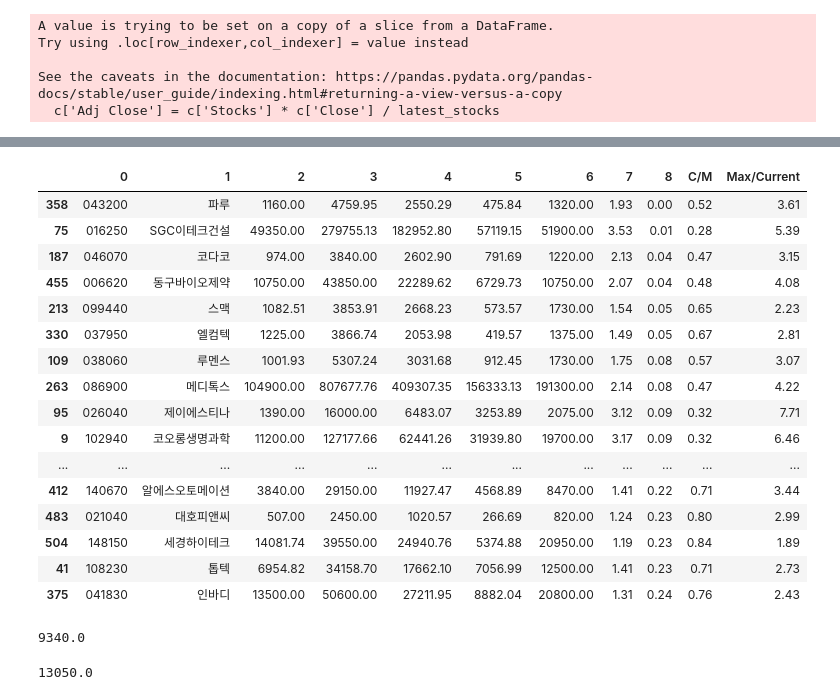
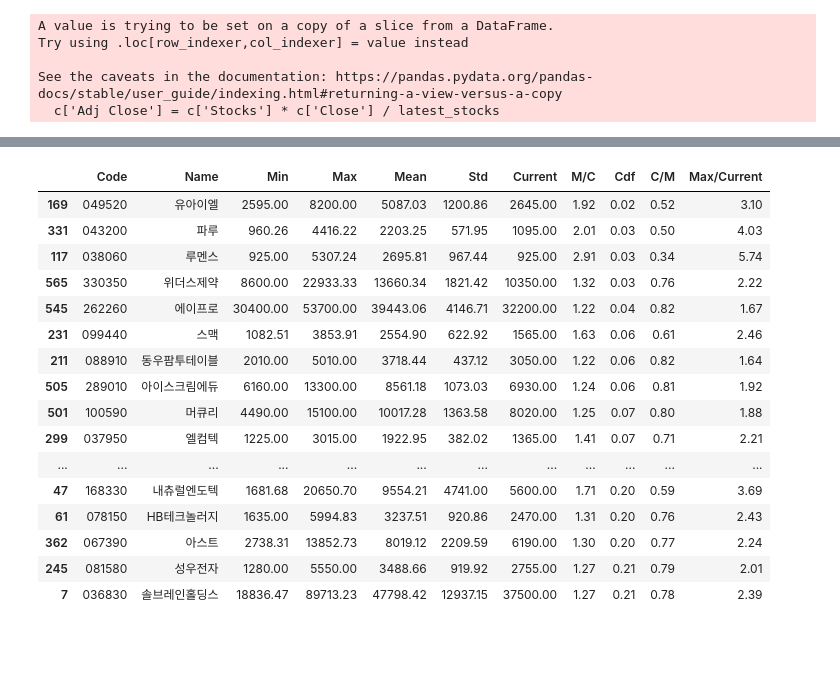
Before and after one commit to yisj/marcap-notes, a Jupyter notebook: W-today.ipynb, the cells around one changed output, grey strips where cells are left out. Saved outputs shown, nothing was run; the diff lists cells and outputs as text; code cells hidden in the pictures; blank space fills up the shorter version.

```diff
--- a/W-today.ipynb
+++ b/W-today.ipynb
@@ -2,7 +2,7 @@
 # 우량주 분석
 import datetime
 # today=  datetime.datetime.now()
-today = datetime.datetime.strptime('2021-03-29', '%Y-%m-%d')
+today = datetime.datetime.strptime('2021-11-05', '%Y-%m-%d')
 
 first = '1995-05-02'
 
@@ -111,35 +123,31 @@ See the caveats in the documentation: https://pandas.pydata.org/pandas-docs/stab
 # %%
-columns = ['Code', 'Name', 'Min', 'Max', 'Mean', 'Std', 'Current', 'M/C' 'Cdf']
-wdf = pd.DataFrame(data)
-wdf['C/M'] = 1 / wdf[7]
-wdf['Max/Current'] = wdf[3]/wdf[6]
-wdf.sort_values([8], ascending=[True]).to_csv('wuryang-%s.csv' % today)
-wdf.sort_values([8], ascending=[True]).head(60)
+columns = ['Code', 'Name', 'Min', 'Max', 'Mean', 'Std', 'Current', 'M/C', 'Cdf']
+wdf = pd.DataFrame(data, columns=['Code', 'Name', 'Min', 'Max', 'Mean', 'Std', 'Current', 'M/C', 'Cdf'])
+wdf['C/M'] = 1 / wdf['M/C']
+wdf['Max/Current'] = wdf['Max']/wdf['Current']
+wdf.sort_values(['Cdf'], ascending=[True]).to_csv('wuryang-%s.csv' % today)
+wdf.sort_values(['Cdf'], ascending=[True]).head(60)
 # %% [output]
-|  | 0 | 1 | 2 | 3 | 4 | 5 | 6 | 7 | 8 | C/M | Max/Current |
-| 358 | 043200 | 파루 | 1160.00 | 4759.95 | 2550.29 | 475.84 | 1320.00 | 1.93 | 0.00 | 0.52 | 3.61 |
-| 75 | 016250 | SGC이테크건설 | 49350.00 | 279755.13 | 182952.80 | 57119.15 | 51900.00 | 3.53 | 0.01 | 0.28 | 5.39 |
-| 187 | 046070 | 코다코 | 974.00 | 3840.00 | 2602.90 | 791.69 | 1220.00 | 2.13 | 0.04 | 0.47 | 3.15 |
-| 455 | 006620 | 동구바이오제약 | 10750.00 | 43850.00 | 22289.62 | 6729.73 | 10750.00 | 2.07 | 0.04 | 0.48 | 4.08 |
-| 213 | 099440 | 스맥 | 1082.51 | 3853.91 | 2668.23 | 573.57 | 1730.00 | 1.54 | 0.05 | 0.65 | 2.23 |
-| 330 | 037950 | 엘컴텍 | 1225.00 | 3866.74 | 2053.98 | 419.57 | 1375.00 | 1.49 | 0.05 | 0.67 | 2.81 |
-| 109 | 038060 | 루멘스 | 1001.93 | 5307.24 | 3031.68 | 912.45 | 1730.00 | 1.75 | 0.08 | 0.57 | 3.07 |
-| 263 | 086900 | 메디톡스 | 104900.00 | 807677.76 | 409307.35 | 156333.13 | 191300.00 | 2.14 | 0.08 | 0.47 | 4.22 |
-| 95 | 026040 | 제이에스티나 | 1390.00 | 16000.00 | 6483.07 | 3253.89 | 2075.00 | 3.12 | 0.09 | 0.32 | 7.71 |
-| 9 | 102940 | 코오롱생명과학 | 11200.00 | 127177.66 | 62441.26 | 31939.80 | 19700.00 | 3.17 | 0.09 | 0.32 | 6.46 |
+|  | Code | Name | Min | Max | Mean | Std | Current | M/C | Cdf | C/M | Max/Current |
+| 169 | 049520 | 유아이엘 | 2595.00 | 8200.00 | 5087.03 | 1200.86 | 2645.00 | 1.92 | 0.02 | 0.52 | 3.10 |
+| 331 | 043200 | 파루 | 960.26 | 4416.22 | 2203.25 | 571.95 | 1095.00 | 2.01 | 0.03 | 0.50 | 4.03 |
+| 117 | 038060 | 루멘스 | 925.00 | 5307.24 | 2695.81 | 967.44 | 925.00 | 2.91 | 0.03 | 0.34 | 5.74 |
+| 565 | 330350 | 위더스제약 | 8600.00 | 22933.33 | 13660.34 | 1821.42 | 10350.00 | 1.32 | 0.03 | 0.76 | 2.22 |
+| 545 | 262260 | 에이프로 | 30400.00 | 53700.00 | 39443.06 | 4146.71 | 32200.00 | 1.22 | 0.04 | 0.82 | 1.67 |
+| 231 | 099440 | 스맥 | 1082.51 | 3853.91 | 2554.90 | 622.92 | 1565.00 | 1.63 | 0.06 | 0.61 | 2.46 |
+| 211 | 088910 | 동우팜투테이블 | 2010.00 | 5010.00 | 3718.44 | 437.12 | 3050.00 | 1.22 | 0.06 | 0.82 | 1.64 |
+| 505 | 289010 | 아이스크림에듀 | 6160.00 | 13300.00 | 8561.18 | 1073.03 | 6930.00 | 1.24 | 0.06 | 0.81 | 1.92 |
+| 501 | 100590 | 머큐리 | 4490.00 | 15100.00 | 10017.28 | 1363.58 | 8020.00 | 1.25 | 0.07 | 0.80 | 1.88 |
+| 299 | 037950 | 엘컴텍 | 1225.00 | 3015.00 | 1922.95 | 382.02 | 1365.00 | 1.41 | 0.07 | 0.71 | 2.21 |
 | ... | ... | ... | ... | ... | ... | ... | ... | ... | ... | ... | ... |
-| 412 | 140670 | 알에스오토메이션 | 3840.00 | 29150.00 | 11927.47 | 4568.89 | 8470.00 | 1.41 | 0.22 | 0.71 | 3.44 |
-| 483 | 021040 | 대호피앤씨 | 507.00 | 2450.00 | 1020.57 | 266.69 | 820.00 | 1.24 | 0.23 | 0.80 | 2.99 |
-| 504 | 148150 | 세경하이테크 | 14081.74 | 39550.00 | 24940.76 | 5374.88 | 20950.00 | 1.19 | 0.23 | 0.84 | 1.89 |
-| 41 | 108230 | 톱텍 | 6954.82 | 34158.70 | 17662.10 | 7056.99 | 12500.00 | 1.41 | 0.23 | 0.71 | 2.73 |
-| 375 | 041830 | 인바디 | 13500.00 | 50600.00 | 27211.95 | 8882.04 | 20800.00 | 1.31 | 0.24 | 0.76 | 2.43 |
+| 47 | 168330 | 내츄럴엔도텍 | 1681.68 | 20650.70 | 9554.21 | 4741.00 | 5600.00 | 1.71 | 0.20 | 0.59 | 3.69 |
+| 61 | 078150 | HB테크놀러지 | 1635.00 | 5994.83 | 3237.51 | 920.86 | 2470.00 | 1.31 | 0.20 | 0.76 | 2.43 |
+| 362 | 067390 | 아스트 | 2738.31 | 13852.73 | 8019.12 | 2209.59 | 6190.00 | 1.30 | 0.20 | 0.77 | 2.24 |
+| 245 | 081580 | 성우전자 | 1280.00 | 5550.00 | 3488.66 | 919.92 | 2755.00 | 1.27 | 0.21 | 0.79 | 2.01 |
+| 7 | 036830 | 솔브레인홀딩스 | 18836.47 | 89713.23 | 47798.42 | 12937.15 | 37500.00 | 1.27 | 0.21 | 0.78 | 2.39 |
 # %%
 df[df['Code'] == '003380'].iloc[-1]['Close']
-# %% [output]
-9340.0
 # %%
 df[df['Code'] == '054800'].iloc[-1]['Close']
-# %% [output]
-13050.0
 # %%
 df[df['Code'] == '054950'].iloc[-1]
```
Also changed, not shown: parts of 5 cells of this notebook, 27 other files.
